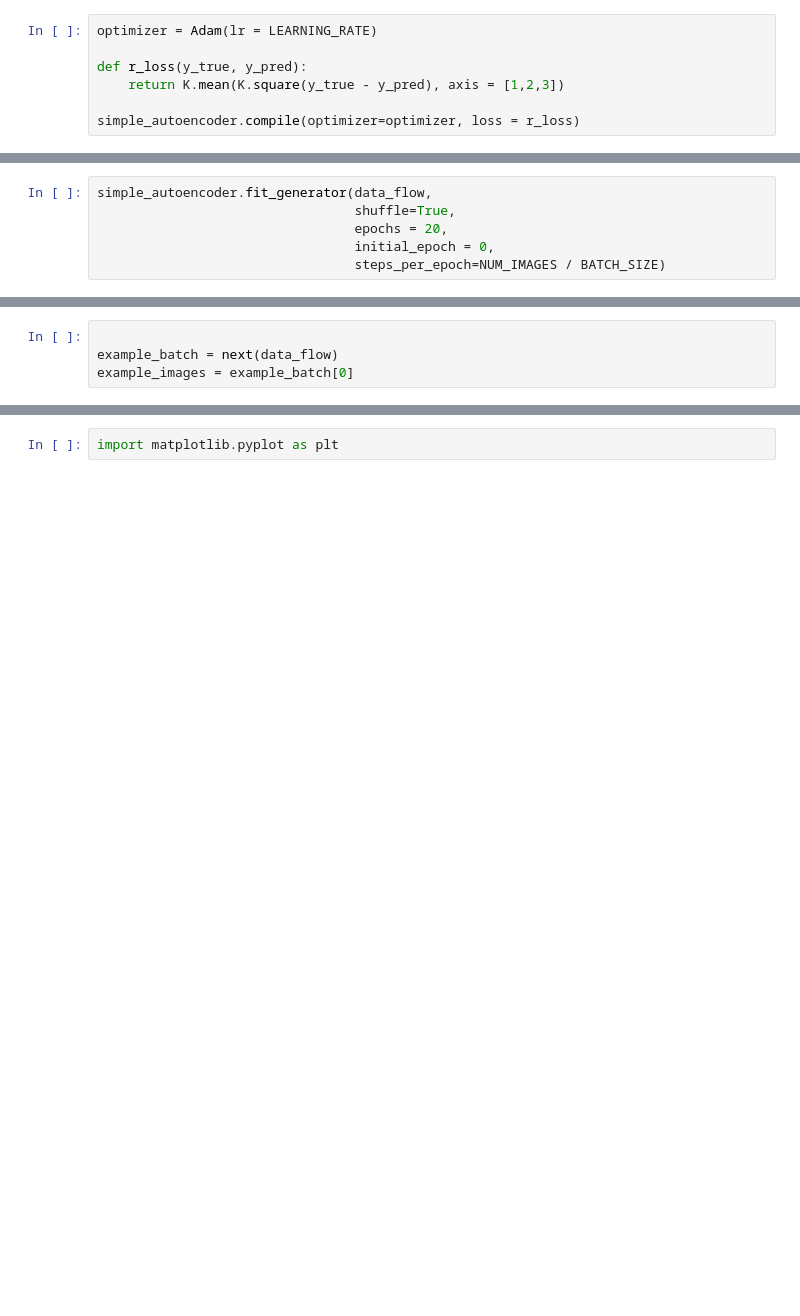
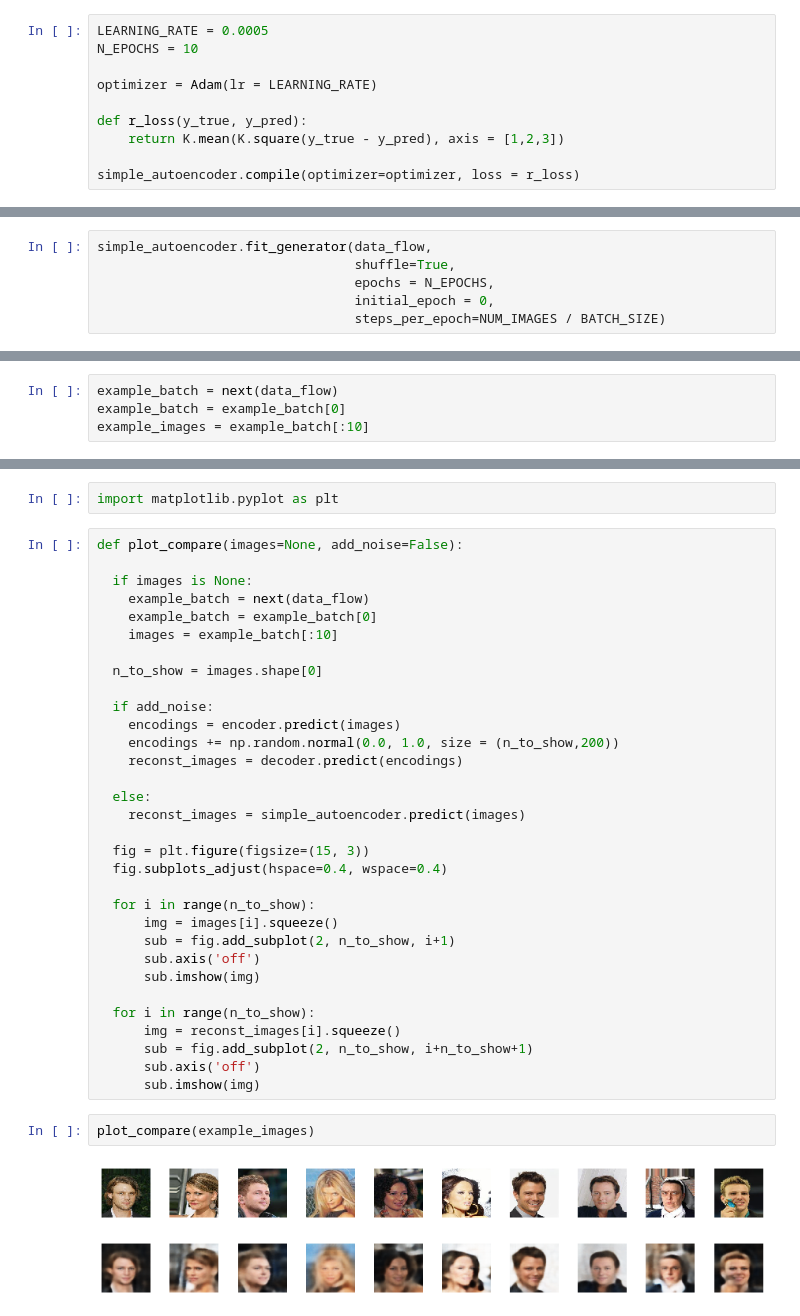
Before and after one commit to dhanushkamath/VariationalAutoencoder, a Jupyter notebook: Variational_Autoencoder.ipynb, the cells around one changed output, grey strips where cells are left out. Drawn from its saved outputs; the diff is of its cells as text; blank space fills up the shorter version.

```diff
--- a/Variational_Autoencoder.ipynb
+++ b/Variational_Autoencoder.ipynb
@@ -296,4 +298,7 @@ LEARNING_RATE = 0.0005
 # %%
+LEARNING_RATE = 0.0005
+N_EPOCHS = 10
+
 optimizer = Adam(lr = LEARNING_RATE)
 
 def r_loss(y_true, y_pred):
@@ -305,7 +314,7 @@ WARNING:tensorflow:From /usr/local/lib/python3.6/dist-packages/keras/optimizers.
 # %%
 simple_autoencoder.fit_generator(data_flow,
                                  shuffle=True,
-                                 epochs = 20,
+                                 epochs = N_EPOCHS,
                                  initial_epoch = 0,
                                  steps_per_epoch=NUM_IMAGES / BATCH_SIZE)
 # %% [output]
@@ -330,5 +352,5 @@ KeyboardInterrupt: ignored
 # %%
-
 example_batch = next(data_flow)
-example_images = example_batch[0]
+example_batch = example_batch[0]
+example_images = example_batch[:10]
 # %%
@@ -338,2 +362,38 @@ example_images[:10].shape
 # %%
 import matplotlib.pyplot as plt
+# %%
+def plot_compare(images=None, add_noise=False):
+
+  if images is None:
+    example_batch = next(data_flow)
+    example_batch = example_batch[0]
+    images = example_batch[:10]
+
+  n_to_show = images.shape[0]
+
+  if add_noise:
+    encodings = encoder.predict(images)
+    encodings += np.random.normal(0.0, 1.0, size = (n_to_show,200))
+    reconst_images = decoder.predict(encodings)
+
+  else:
+    reconst_images = simple_autoencoder.predict(images)
+
+  fig = plt.figure(figsize=(15, 3))
+  fig.subplots_adjust(hspace=0.4, wspace=0.4)
+
+  for i in range(n_to_show):
+      img = images[i].squeeze()
+      sub = fig.add_subplot(2, n_to_show, i+1)
+      sub.axis('off')
+      sub.imshow(img)
+
+  for i in range(n_to_show):
+      img = reconst_images[i].squeeze()
+      sub = fig.add_subplot(2, n_to_show, i+n_to_show+1)
+      sub.axis('off')
+      sub.imshow(img)
+# %%
+plot_compare(example_images)
+# %% [output]
+[figure, added]
```
Also changed, not shown: parts of 60 cells of this notebook.
